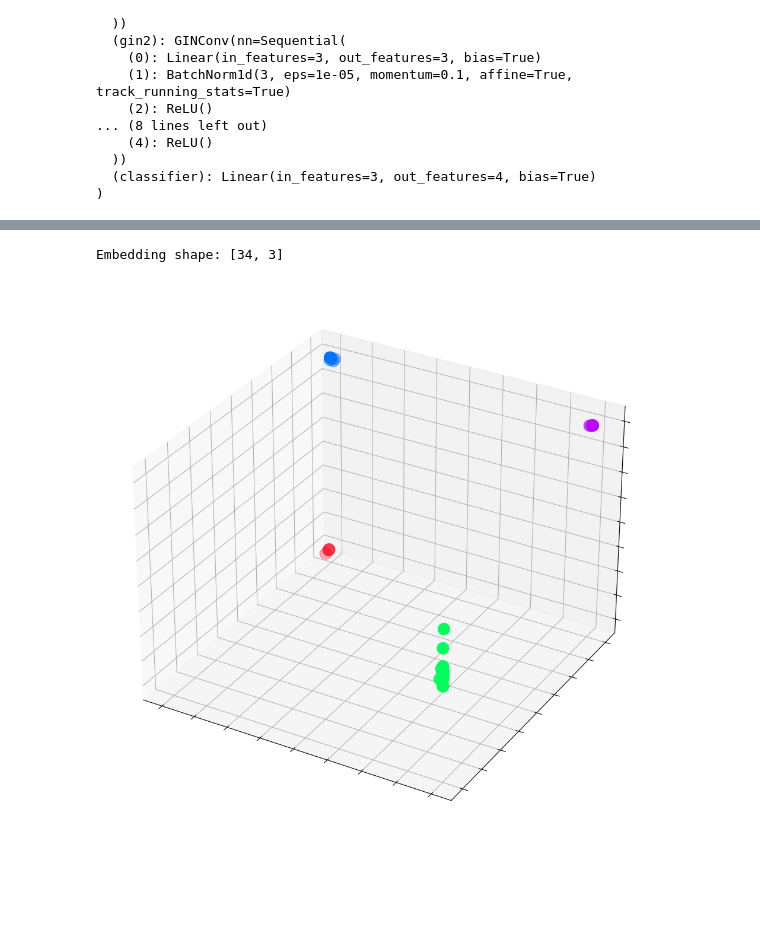
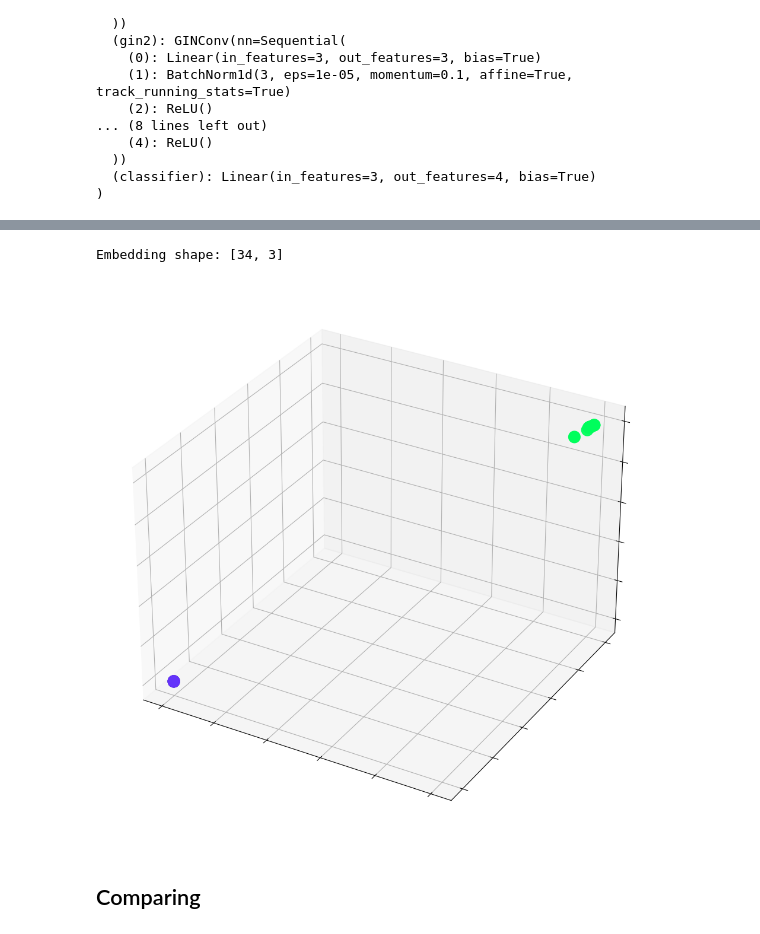
Before and after one commit to win7/Grap.hNeuralNetwork_Silimarity, a Jupyter notebook: IntroGNN.ipynb, the cells around one changed output, grey strips where cells are left out. Cells and saved outputs as stored; diff of their text form; code cells hidden in the pictures; blank space fills up the shorter version.

```diff
--- a/IntroGNN.ipynb
+++ b/IntroGNN.ipynb
@@ -495,6 +536,7 @@ Embedding shape: [34, 3]
 # %%
 # Train
-train(gat, data, epochs)
+_, embeddings, losses, accuracies = train(gat, data, epochs)
+results.append(["GAT", embeddings, losses, accuracies])
 
 # Test
 # acc = test(gcn, data)
@@ -529,6 +565,6 @@ GAT(
 # %%
 # Get embeddings
-_, h = gcn(data.x, data.edge_index)
+_, h = gat(data.x, data.edge_index)
 print(f'Embedding shape: {list(h.shape)}')
 # visualize(None, h, color=data.y)
 plot_embedding_3d(h)
@@ -582,6 +618,7 @@ Embedding shape: [34, 3]
 # %%
 # Train
-train(sage, data, epochs)
+_, embeddings, losses, accuracies = train(sage, data, epochs)
+results.append(["SAGE", embeddings, losses, accuracies])
 
 # Test
 # acc = test(gcn, data)
@@ -683,6 +714,7 @@ Embedding shape: [34, 3]
 # %%
 # Train
-train(gin, data, epochs)
+_, embeddings, losses, accuracies = train(gin, data, epochs)
+results.append(["GIN", embeddings, losses, accuracies])
 
 # Test
 # acc = test(gcn, data)
@@ -728,9 +743,11 @@ GIN(
 # %%
 # Get embeddings
-_, h = sage(data.x, data.edge_index)
+_, h = gin(data.x, data.edge_index)
 print(f'Embedding shape: {list(h.shape)}')
 # visualize(None, h, color=data.y)
 plot_embedding_3d(h)
 # %% [output]
 Embedding shape: [34, 3]
-[figure, old version]
+[figure, new version]
+# %% [markdown]
+## Comparing
```
Also changed, not shown: parts of 26 cells of this notebook.
